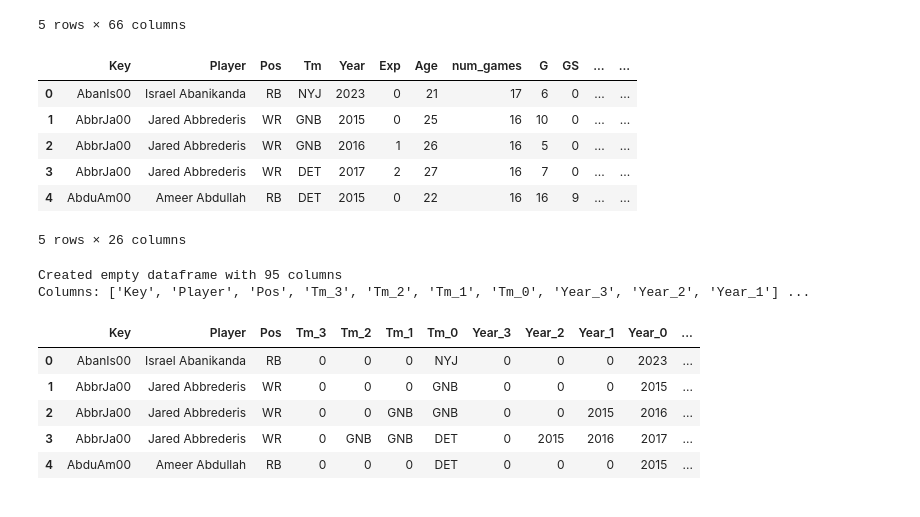
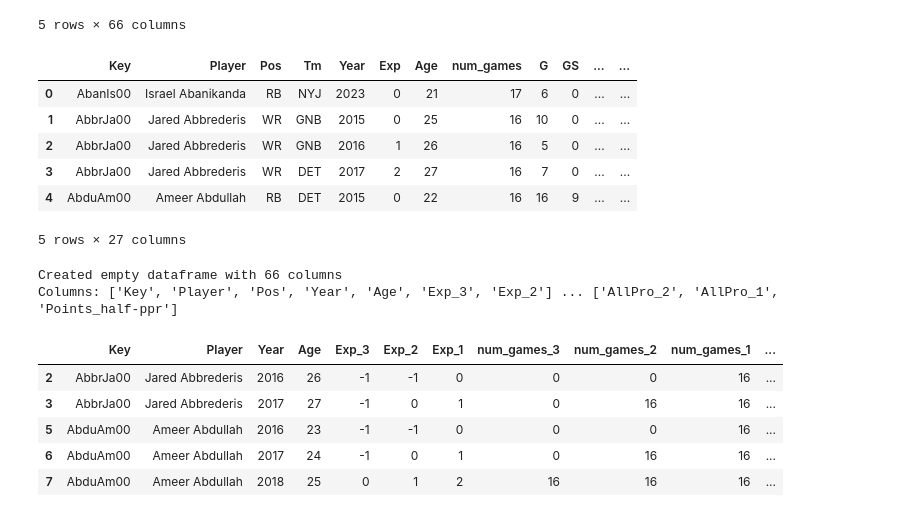
Before and after one commit to TuxFF/tuxff-frontend, a Jupyter notebook: scripts/nfl_data_process.ipynb, the cells around one changed output. Saved outputs shown, nothing was run; the diff lists cells and outputs as text; code cells hidden in the pictures.

Commit message:
complete csv data for MDN

```diff
--- a/scripts/nfl_data_process.ipynb
+++ b/scripts/nfl_data_process.ipynb
@@ -34,7 +34,7 @@ Index(['Player', 'Tm', 'Pos', 'Age', 'G', 'GS', 'Pass_Cmp', 'Pass_Att',
 # %%
 data_relevant = data.copy()[['Key', 'Player', 'Pos', 'Tm', 'Year', 'Exp', 'Age', 'num_games', 'G', 'GS', 'Pass_Cmp',
                              'Pass_Att', 'Pass_Yds', 'Pass_TD', 'Pass_Int', 'Rush_Att', 'Rush_Yds', 'Rush_TD', 'Rec_Tgt',
-                             'Rec_Rec', 'Rec_Yds', 'Rec_TD' ,'Fmb', 'FmbLost', 'ProBowl', 'AllPro']]
+                             'Rec_Rec', 'Rec_Yds', 'Rec_TD' ,'Fmb', 'FmbLost', 'ProBowl', 'AllPro', 'Points_half-ppr']]
 data_relevant.head()
 # %% [output]
 |  | Key | Player | Pos | Tm | Year | Exp | Age | num_games | G | GS | ... | ... |
@@ -43,27 +43,28 @@ data_relevant.head()
 | 2 | AbbrJa00 | Jared Abbrederis | WR | GNB | 2016 | 1 | 26 | 16 | 5 | 0 | ... | ... |
 | 3 | AbbrJa00 | Jared Abbrederis | WR | DET | 2017 | 2 | 27 | 16 | 7 | 0 | ... | ... |
 | 4 | AbduAm00 | Ameer Abdullah | RB | DET | 2015 | 0 | 22 | 16 | 16 | 9 | ... | ... |
-5 rows × 26 columns
+5 rows × 27 columns
 # %%
 # Create empty dataframe with key, player, pos and lagged features
-features_to_lag = ['Tm', 'Year', 'Exp', 'Age', 'num_games', 'G', 'GS', 'Pass_Cmp',
-                   'Pass_Att', 'Pass_Yds', 'Pass_TD', 'Pass_Int', 'Rush_Att', 'Rush_Yds',
-                   'Rush_TD', 'Rec_Tgt', 'Rec_Rec', 'Rec_Yds', 'Rec_TD', 'Fmb', 'FmbLost',
-                   'ProBowl', 'AllPro']
+features_to_lag = ['Exp', 'num_games', 'G', 'GS', 'Pass_Cmp', 'Pass_Att', 'Pass_Yds',
+                   'Pass_TD', 'Pass_Int', 'Rush_Att', 'Rush_Yds', 'Rush_TD', 'Rec_Tgt',
+                   'Rec_Rec', 'Rec_Yds', 'Rec_TD', 'Fmb', 'FmbLost', 'ProBowl', 'AllPro']
 
 # Create column names
-column_names = ['Key', 'Player', 'Pos']
+column_names = ['Key', 'Player', 'Pos', 'Year', 'Age']
 for feature in features_to_lag:
-    for lag in [3, 2, 1, 0]:
+    for lag in [3, 2, 1]:
         column_names.append(f"{feature}_{lag}")
 
+column_names.append('Points_half-ppr')
+
 # Create empty dataframe
-data_MDE = pd.DataFrame(columns=column_names)
+data_MDN = pd.DataFrame(columns=column_names)
 print(f"Created empty dataframe with {len(column_names)} columns")
-print("Columns:", column_names[:10], "...")  # Show first 10 columns
+print("Columns:", column_names[:7], "...", column_names[-3:])  # Show first 10 columns
 # %% [output]
-Created empty dataframe with 95 columns
-Columns: ['Key', 'Player', 'Pos', 'Tm_3', 'Tm_2', 'Tm_1', 'Tm_0', 'Year_3', 'Year_2', 'Year_1'] ...
+Created empty dataframe with 66 columns
+Columns: ['Key', 'Player', 'Pos', 'Year', 'Age', 'Exp_3', 'Exp_2'] ... ['AllPro_2', 'AllPro_1', 'Points_half-ppr']
 # %%
 all_rows = []
 
@@ -73,31 +74,37 @@ for idx, row in data_relevant.iterrows():
     player_row['Key'] = row['Key']
     player_row['Player'] = row['Player']
     player_row['Pos'] = row['Pos']
+    player_row['Year'] = row['Year']
+    player_row['Age'] = row['Age']
+    player_row['Points_half-ppr'] = row['Points_half-ppr']
 
-    years = [0, 1, 2, 3]
+    years = [1, 2, 3]
     for year in years:
-        if year == 0:
-            row_year = row.copy()
+        filtered_data = data_relevant[(data_relevant['Key'] == row['Key']) & (data_relevant['Year'] == row['Year'] - year)]
+        if len(filtered_data) > 0:
+            row_year = filtered_data.iloc[0]
         else:
-            filtered_data = data_relevant[(data_relevant['Key'] == row['Key']) & (data_relevant['Year'] == row['Year'] - year)]
-            if len(filtered_data) > 0:
-                row_year = filtered_data.iloc[0]
-            else:
-                row_year = pd.Series(0, index=row.index)
-                row_year['Exp'] = -1
+            row_year = pd.Series(0, index=row.index)
+            row_year['Exp'] = -1
 
         for feature in features_to_lag:
             player_row[f"{feature}_{year}"] = row_year[feature]
 
     all_rows.append(player_row)
 
-data_MDE = pd.DataFrame(all_rows)
+data_MDN = pd.DataFrame(all_rows)
+# %%
+data_MDN = data_MDN[~((data_MDN['Exp_3'] == -1) &
+                      (data_MDN['Exp_2'] == -1) &
+                      (data_MDN['Exp_1'] == -1))]
+data_MDN = pd.get_dummies(data_MDN, columns=['Pos'], drop_first=True, dtype=int)
 # %%
-data_MDE.head(5)
+pd.set_option('display.max_columns', None)
+data_MDN.head(5)
 # %% [output]
-|  | Key | Player | Pos | Tm_3 | Tm_2 | Tm_1 | Tm_0 | Year_3 | Year_2 | Year_1 | Year_0 | ... |
-| 0 | AbanIs00 | Israel Abanikanda | RB | 0 | 0 | 0 | NYJ | 0 | 0 | 0 | 2023 | ... |
-| 1 | AbbrJa00 | Jared Abbrederis | WR | 0 | 0 | 0 | GNB | 0 | 0 | 0 | 2015 | ... |
-| 2 | AbbrJa00 | Jared Abbrederis | WR | 0 | 0 | GNB | GNB | 0 | 0 | 2015 | 2016 | ... |
-| 3 | AbbrJa00 | Jared Abbrederis | WR | 0 | GNB | GNB | DET | 0 | 2015 | 2016 | 2017 | ... |
-| 4 | AbduAm00 | Ameer Abdullah | RB | 0 | 0 | 0 | DET | 0 | 0 | 0 | 2015 | ... |
+|  | Key | Player | Year | Age | Exp_3 | Exp_2 | Exp_1 | num_games_3 | num_games_2 | num_games_1 | ... |
+| 2 | AbbrJa00 | Jared Abbrederis | 2016 | 26 | -1 | -1 | 0 | 0 | 0 | 16 | ... |
+| 3 | AbbrJa00 | Jared Abbrederis | 2017 | 27 | -1 | 0 | 1 | 0 | 16 | 16 | ... |
+| 5 | AbduAm00 | Ameer Abdullah | 2016 | 23 | -1 | -1 | 0 | 0 | 0 | 16 | ... |
+| 6 | AbduAm00 | Ameer Abdullah | 2017 | 24 | -1 | 0 | 1 | 0 | 16 | 16 | ... |
+| 7 | AbduAm00 | Ameer Abdullah | 2018 | 25 | 0 | 1 | 2 | 16 | 16 | 16 | ... |
```
Also changed, not shown: parts of 2 cells of this notebook, 1 other file.
